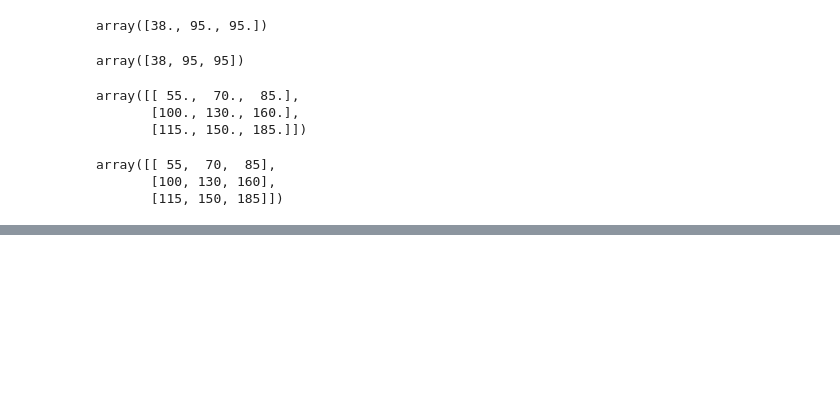
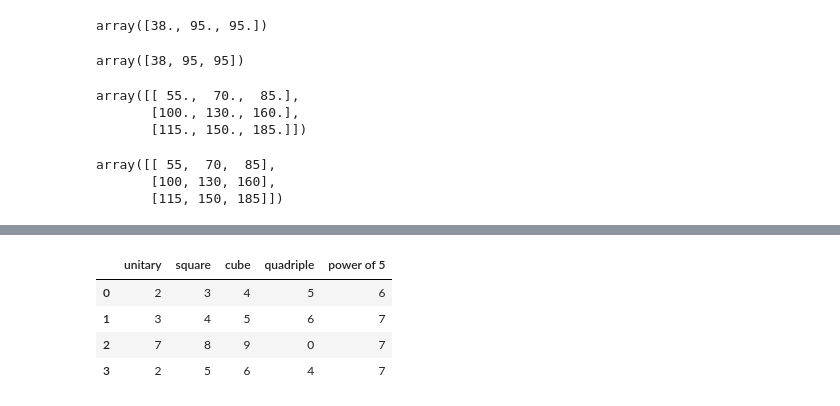
Before and after one commit to okechukwu-okolie/samuel-okolie-machine-learning-homework, a Jupyter notebook: 01.intro/examples.ipynb, the cells around one changed output, grey strips where cells are left out. Cells and saved outputs as stored; diff of their text form; code cells hidden in the pictures; blank space fills up the shorter version.

```diff
--- a/01.intro/examples.ipynb
+++ b/01.intro/examples.ipynb
@@ -305,0 +336,17 @@ array([[1., 2., 3., 4., 5.],
+# %%
+a = np.arange(2,7)
+aa = a**2
+aaa = a**3
+aaaa= a**4
+
+series = [[2,3,4,5,6],[3,4,5,6,7],[7,8,9,0,7],[2,5,6,4,7]]
+columns = ['unitary','square','cube','quadriple','power of 5']
+
+df  = pd.DataFrame(series,  columns=columns)
+df
+# %% [output]
+|  | unitary | square | cube | quadriple | power of 5 |
+| 0 | 2 | 3 | 4 | 5 | 6 |
+| 1 | 3 | 4 | 5 | 6 | 7 |
+| 2 | 7 | 8 | 9 | 0 | 7 |
+| 3 | 2 | 5 | 6 | 4 | 7 |
```
Also changed, not shown: parts of 21 cells of this notebook.
